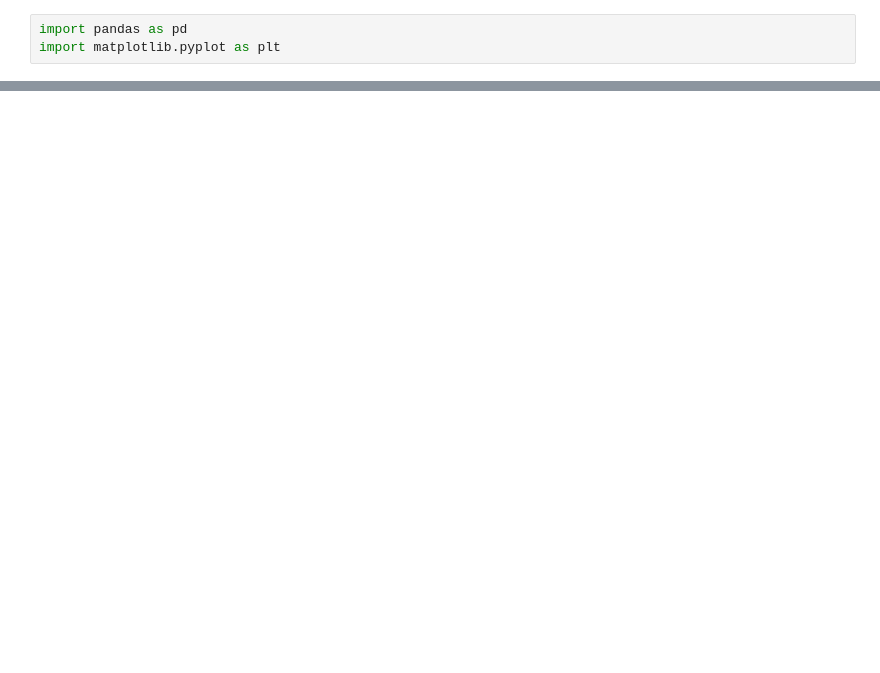
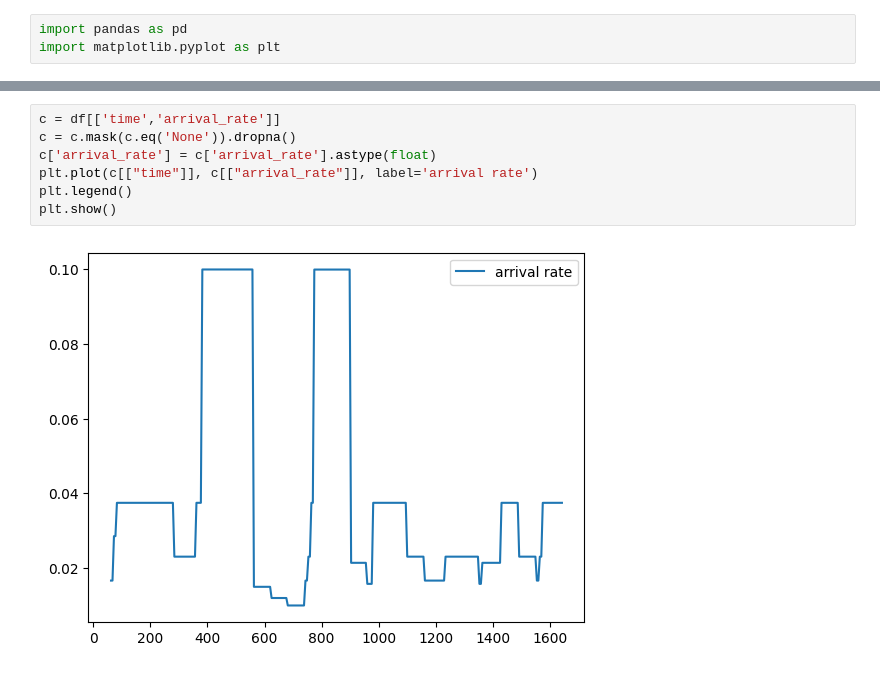
Before and after one commit to kponichtera/cs4215-qpe, a Jupyter notebook: jupyter/plots.ipynb, the cells around one changed output, grey strips where cells are left out. Drawn from its saved outputs; the diff is of its cells as text; blank space fills up the shorter version.

```diff
--- a/jupyter/plots.ipynb
+++ b/jupyter/plots.ipynb
@@ -30,0 +30,9 @@ plt.show()
+# %%
+c = df[['time','arrival_rate']]
+c = c.mask(c.eq('None')).dropna()
+c['arrival_rate'] = c['arrival_rate'].astype(float)
+plt.plot(c[["time"]], c[["arrival_rate"]], label='arrival rate')
+plt.legend()
+plt.show()
+# %% [output]
+[figure, added]
```
Also changed, not shown: parts of 5 cells of this notebook, 3 other files.
